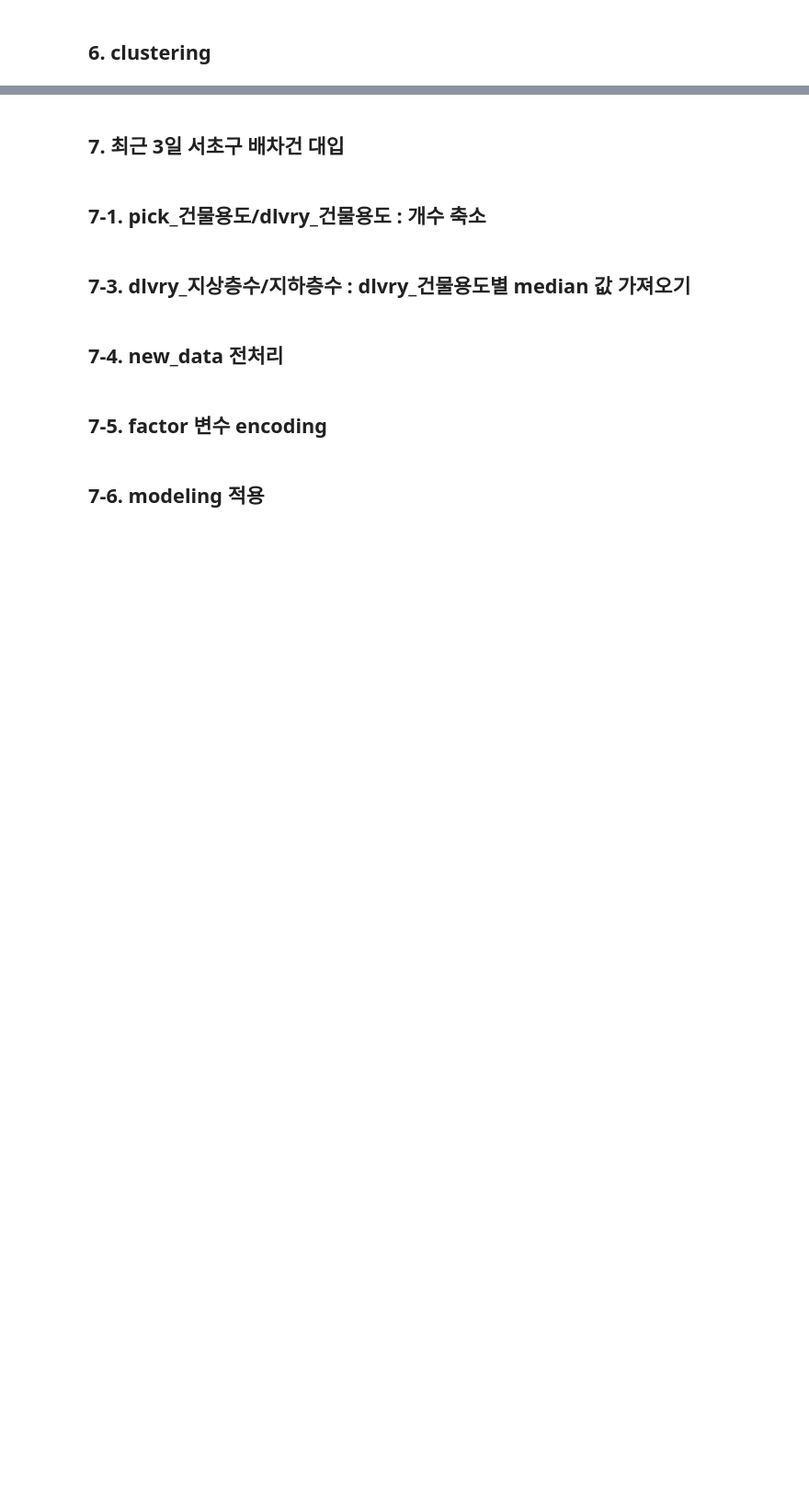
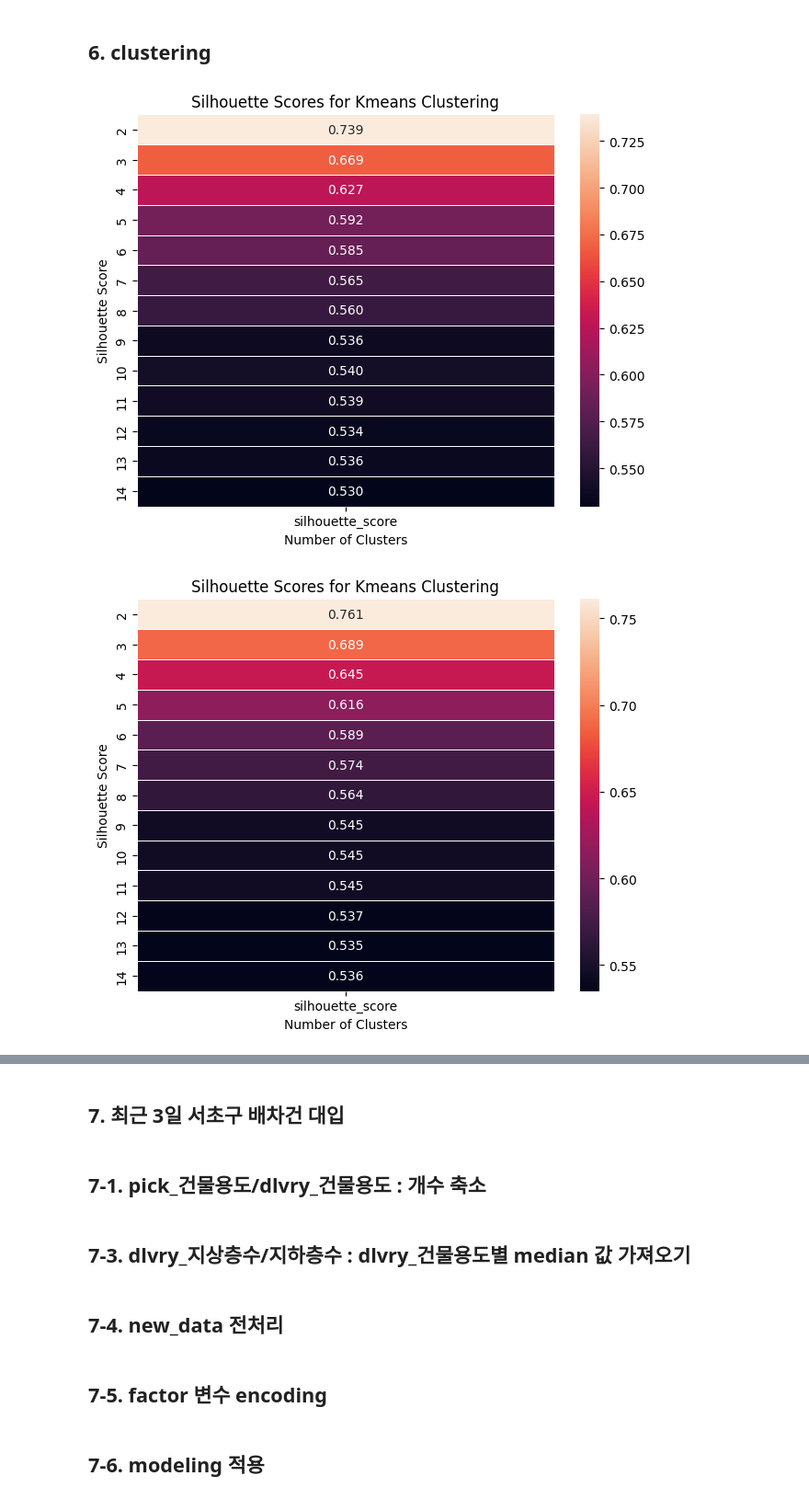
Before and after one commit to yoooooooonji/ML-model-LT_OV30, a Jupyter notebook: glm.ipynb, the cells around one changed output, grey strips where cells are left out. Shown at 92% size. Saved outputs shown, nothing was run; the diff lists cells and outputs as text; code cells hidden in the pictures; blank space fills up the shorter version.

```diff
--- a/glm.ipynb
+++ b/glm.ipynb
@@ -658,0 +651,32 @@ Specificity (True Negative Rate): 0.9865004122011541
+# %%
+class_weights_to_test = [
+                            {0: 0.1, 1: 0.9},
+                            {0: 0.15, 1: 0.85},
+                            {0: 0.2, 1: 0.8},
+                            {0: 0.25, 1: 0.75},
+                            {0: 0.3, 1: 0.7},
+                            {0: 0.35, 1: 0.65},
+                            {0: 0.4, 1: 0.6},
+                            {0: 0.45, 1: 0.55},
+                            {0: 0.5, 1: 0.5},
+                            {0: 0.55, 1: 0.45},
+                            {0: 0.6, 1: 0.4},
+]
+
+best_class_weight = None
+best_test_score = 0.0
+
+for class_weight in class_weights_to_test:
+    model = LogisticRegression(class_weight=class_weight)
+    model.fit(X_train, y_train)
+
+    y_pred = model.predict(X_test)
+    conf_matrix = confusion_matrix(y_test, y_pred)
+    test = conf_matrix[1, 1] / (conf_matrix[0, 1] + conf_matrix[1, 1])
+
+    if test > best_test_score:
+        best_test_score = test
+        best_class_weight = class_weight
+
+print("Best Class Weight:", best_class_weight)
+print("Best Test Score:", best_test_score)
@@ -711,0 +759,5 @@ print("Number of values greater than 0.5:", count_greater_than_0_5)
+# %%
+print(y_pred_glm.describe())
+
+y_pred_prob_class1 = pd.Series(y_pred_prob[:, 1])
+print(y_pred_prob_class1.describe())
@@ -738,7 +809,11 @@ def visualize_silhouette_scores(data, method='kmeans', param_init='random', para
     plt.ylabel("Silhouette Score")
     plt.show()
 # %%
-data  = y_pred.to_numpy().reshape(-1, 1)
+data_glm  = y_pred_glm.to_numpy().reshape(-1, 1)
+data_cv  = y_pred_prob_class1.to_numpy().reshape(-1, 1)
 
-visualize_silhouette_scores(data, method='kmeans')
-visualize_silhouette_scores(data, method='agglomerative')
+visualize_silhouette_scores(data_glm, method='kmeans')
+visualize_silhouette_scores(data_cv, method='kmeans')
+# %% [output]
+[figure, added]
+[figure, added]
```
Also changed, not shown: parts of 26 cells of this notebook, 5 other files.
